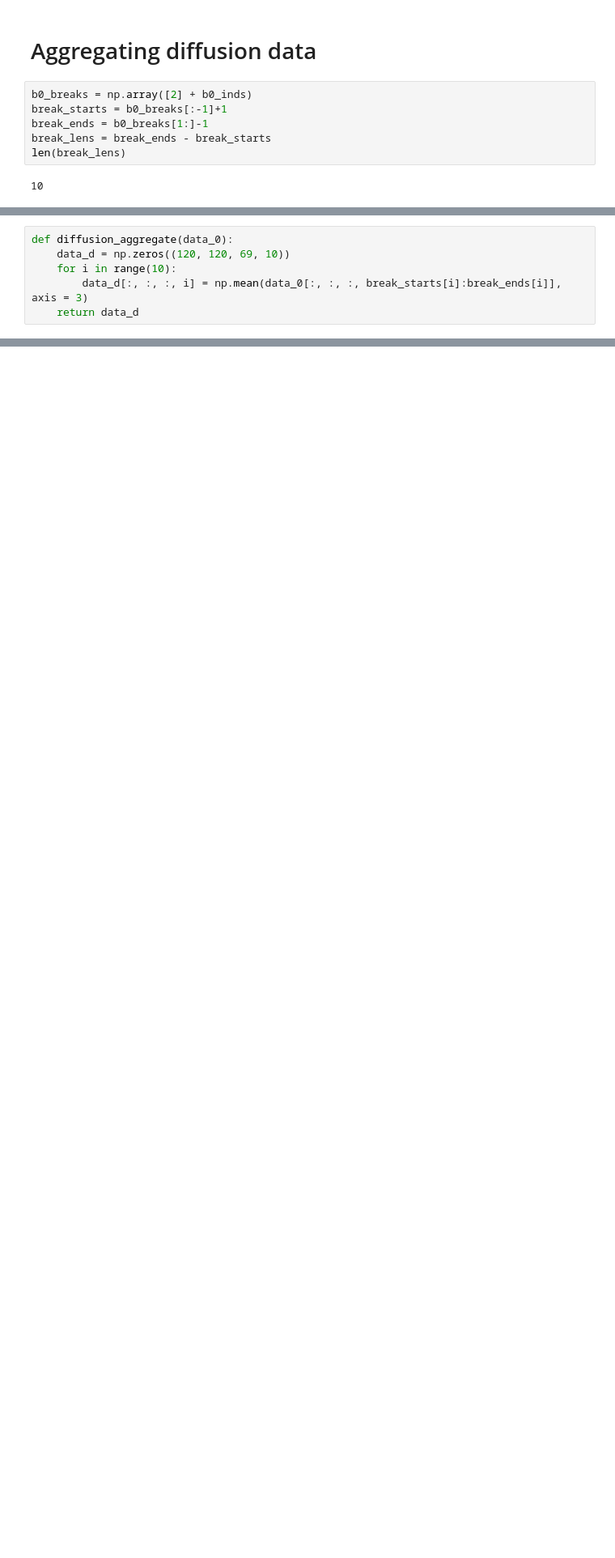
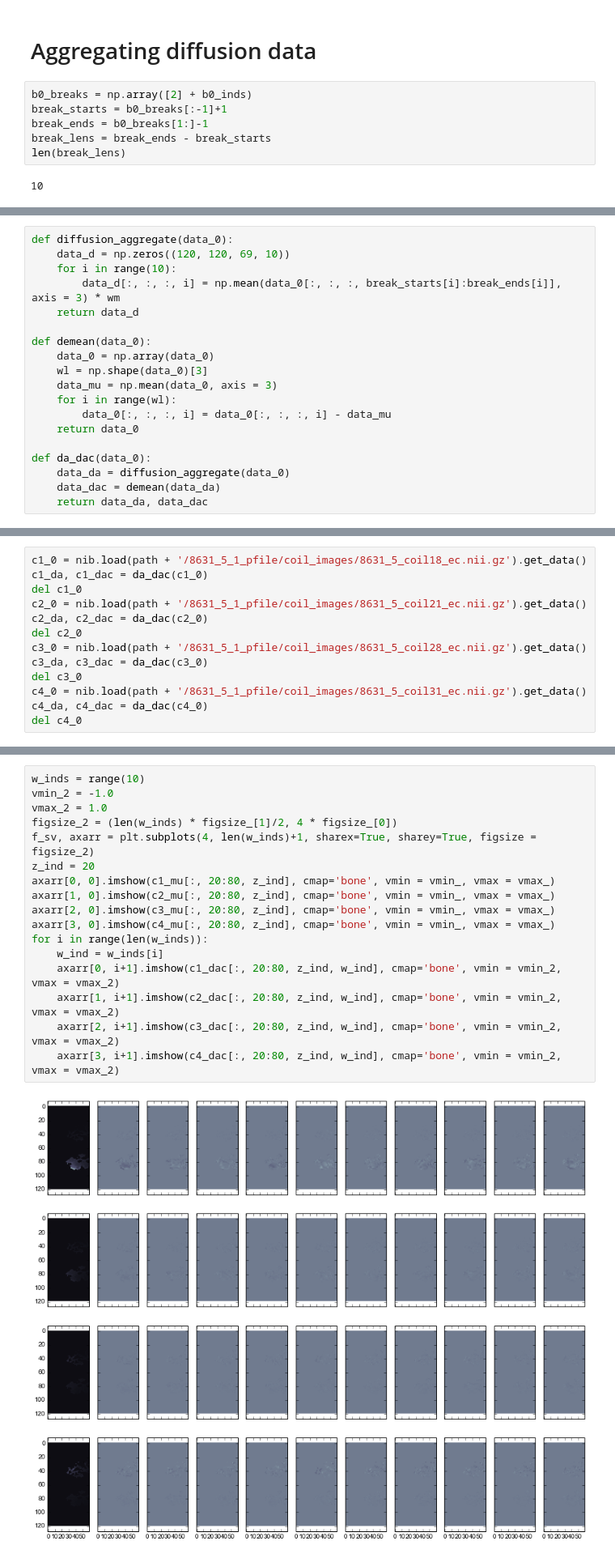
Before and after one commit to snarles/donuts2, a Jupyter notebook: analyses/chris1_coilgroup18_wm.ipynb, the cells around one changed output, grey strips where cells are left out. Shown at 81% size. Saved outputs shown, nothing was run; the diff lists cells and outputs as text; blank space fills up the shorter version.

Commit message:
diffusion level noise looks similar

```diff
--- a/analyses/chris1_coilgroup18_wm.ipynb
+++ b/analyses/chris1_coilgroup18_wm.ipynb
@@ -176,5 +166,18 @@ for i in range(10):
 def diffusion_aggregate(data_0):
     data_d = np.zeros((120, 120, 69, 10))
     for i in range(10):
-        data_d[:, :, :, i] = np.mean(data_0[:, :, :, break_starts[i]:break_ends[i]], axis = 3)
+        data_d[:, :, :, i] = np.mean(data_0[:, :, :, break_starts[i]:break_ends[i]], axis = 3) * wm
     return data_d
+
+def demean(data_0):
+    data_0 = np.array(data_0)
+    wl = np.shape(data_0)[3]
+    data_mu = np.mean(data_0, axis = 3)
+    for i in range(wl):
+        data_0[:, :, :, i] = data_0[:, :, :, i] - data_mu
+    return data_0
+
+def da_dac(data_0):
+    data_da = diffusion_aggregate(data_0)
+    data_dac = demean(data_da)
+    return data_da, data_dac
@@ -190,0 +184,13 @@ plt.imshow(c1_d[:, :, 60, 2])
+# %%
+c1_0 = nib.load(path + '/8631_5_1_pfile/coil_images/8631_5_coil18_ec.nii.gz').get_data()
+c1_da, c1_dac = da_dac(c1_0)
+del c1_0
+c2_0 = nib.load(path + '/8631_5_1_pfile/coil_images/8631_5_coil21_ec.nii.gz').get_data()
+c2_da, c2_dac = da_dac(c2_0)
+del c2_0
+c3_0 = nib.load(path + '/8631_5_1_pfile/coil_images/8631_5_coil28_ec.nii.gz').get_data()
+c3_da, c3_dac = da_dac(c3_0)
+del c3_0
+c4_0 = nib.load(path + '/8631_5_1_pfile/coil_images/8631_5_coil31_ec.nii.gz').get_data()
+c4_da, c4_dac = da_dac(c4_0)
+del c4_0
@@ -190,0 +200,19 @@ plt.imshow(c1_d[:, :, 60, 2])
+# %%
+w_inds = range(10)
+vmin_2 = -1.0
+vmax_2 = 1.0
+figsize_2 = (len(w_inds) * figsize_[1]/2, 4 * figsize_[0])
+f_sv, axarr = plt.subplots(4, len(w_inds)+1, sharex=True, sharey=True, figsize = figsize_2)
+z_ind = 20
+axarr[0, 0].imshow(c1_mu[:, 20:80, z_ind], cmap='bone', vmin = vmin_, vmax = vmax_)
+axarr[1, 0].imshow(c2_mu[:, 20:80, z_ind], cmap='bone', vmin = vmin_, vmax = vmax_)
+axarr[2, 0].imshow(c3_mu[:, 20:80, z_ind], cmap='bone', vmin = vmin_, vmax = vmax_)
+axarr[3, 0].imshow(c4_mu[:, 20:80, z_ind], cmap='bone', vmin = vmin_, vmax = vmax_)
+for i in range(len(w_inds)):
+    w_ind = w_inds[i]
+    axarr[0, i+1].imshow(c1_dac[:, 20:80, z_ind, w_ind], cmap='bone', vmin = vmin_2, vmax = vmax_2)
+    axarr[1, i+1].imshow(c2_dac[:, 20:80, z_ind, w_ind], cmap='bone', vmin = vmin_2, vmax = vmax_2)
+    axarr[2, i+1].imshow(c3_dac[:, 20:80, z_ind, w_ind], cmap='bone', vmin = vmin_2, vmax = vmax_2)
+    axarr[3, i+1].imshow(c4_dac[:, 20:80, z_ind, w_ind], cmap='bone', vmin = vmin_2, vmax = vmax_2)
+# %% [output]
+[figure, added]
```
Also changed, not shown: parts of 6 cells of this notebook.
